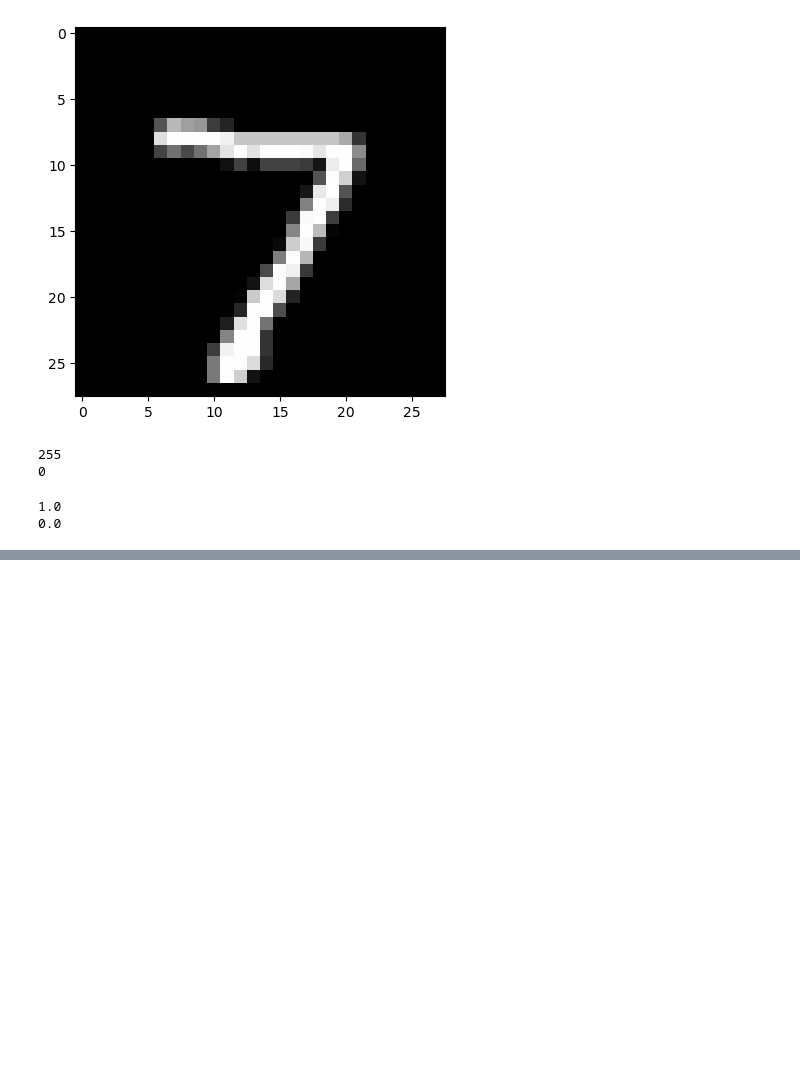
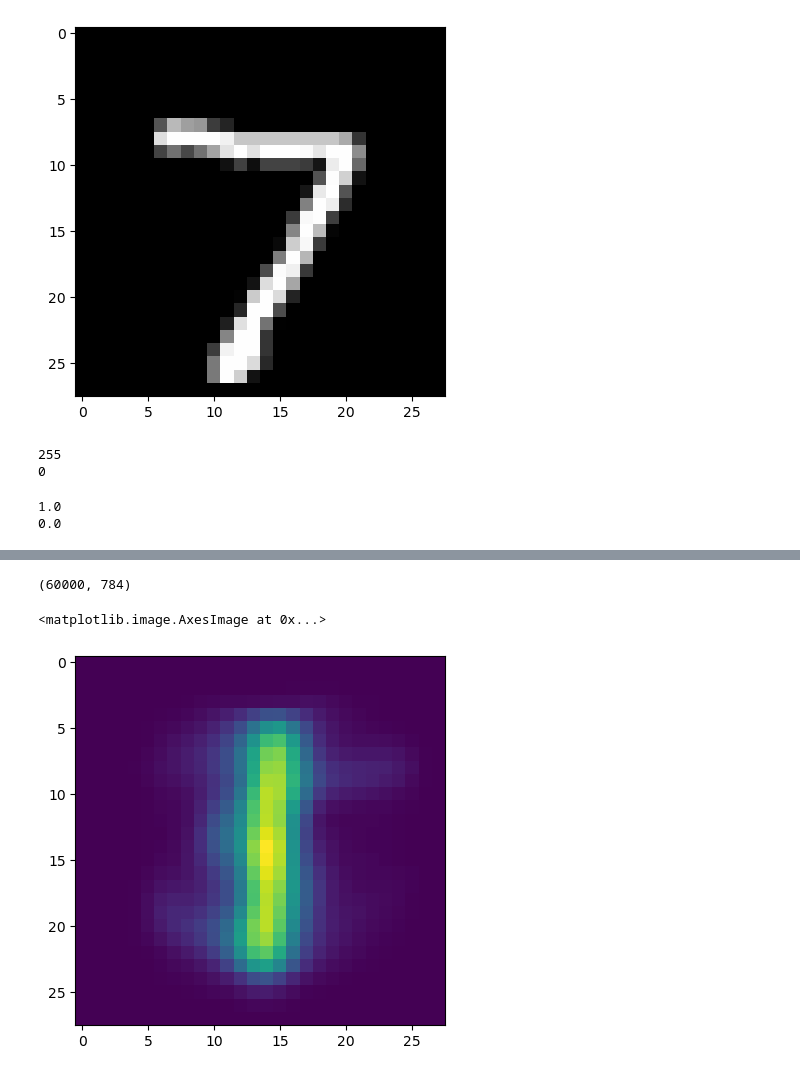
Before and after one commit to GyanendraChaubey/ML-CSL7620, a Jupyter notebook: Assignment-2/Kmeans.ipynb, the cells around one changed output, grey strips where cells are left out. Drawn from its saved outputs; the diff is of its cells as text; code cells hidden in the pictures; blank space fills up the shorter version.

Commit message:
Kmeans

```diff
--- a/Assignment-2/Kmeans.ipynb
+++ b/Assignment-2/Kmeans.ipynb
@@ -76,2 +86,54 @@ print(min(train_data_clust.iloc[0]))
 # %% [markdown]
 ![image.png](attachment:image.png)
+# %%
+class KMeansClustering:
+
+    def __init__(self,Data,K):  #Step 1
+        self.K=K
+        self.max_itr=1000  #Step 3
+        self.Data=Data
+        self.cluster_centers=np.random.rand(self.K,self.Data.shape[1]) #Step 2
+
+    def fit(self):
+        n, _ = self.Data.shape
+        t = 0 #Step 3
+        while t < self.max_itr:  #Step 4
+            r = np.zeros((n, self.K))
+            for i in range(n):  #Step 5
+                distances=[np.linalg.norm(self.Data.iloc[i]-self.cluster_centers[j]) for j in range(self.K)]
+                r[i,np.argmin(distances)]=1   #Step 6
+
+            new_cluster_centers=np.zeros((self.K, self.Data.shape[1]))
+            for k in range(self.K):   #step 7
+                if np.sum(r[:, k]) > 0:
+                    new_cluster_centers[k] = np.sum(r[:, k][:, np.newaxis] * self.Data, axis=0) / np.sum(r[:, k])  #Step 8
+
+            if np.all(self.cluster_centers == new_cluster_centers):  #Step 9
+                return self.cluster_centers   #Step 10
+
+            self.cluster_centers = new_cluster_centers
+            t += 1  #Step 11
+
+        return self.cluster_centers   #Step 11
+
+    def predict_cluster(self,test_data):
+        n=test_data.shape[0]
+        cluster=[]
+        for i in range(n):
+            distances = [np.linalg.norm(test_data.iloc[i]- self.cluster_centers[j]) for j in range(self.K)]
+            cluster.append(np.argmin(distances))
+        return cluster
+# %%
+clus=KMeansClustering(train_data_clust.iloc[:25000],10)
+# %%
+train_data_clust.shape
+# %% [output]
+(60000, 784)
+# %%
+cluster_center=clus.fit()
+# %%
+cluster_center_img0=cluster_center[0]
+plt.imshow(np.array(cluster_center_img0).reshape((28,28)))
+# %% [output]
+<matplotlib.image.AxesImage at 0x...>
+[figure, added]
```
Also changed, not shown: parts of 8 cells of this notebook, 1 other file.
